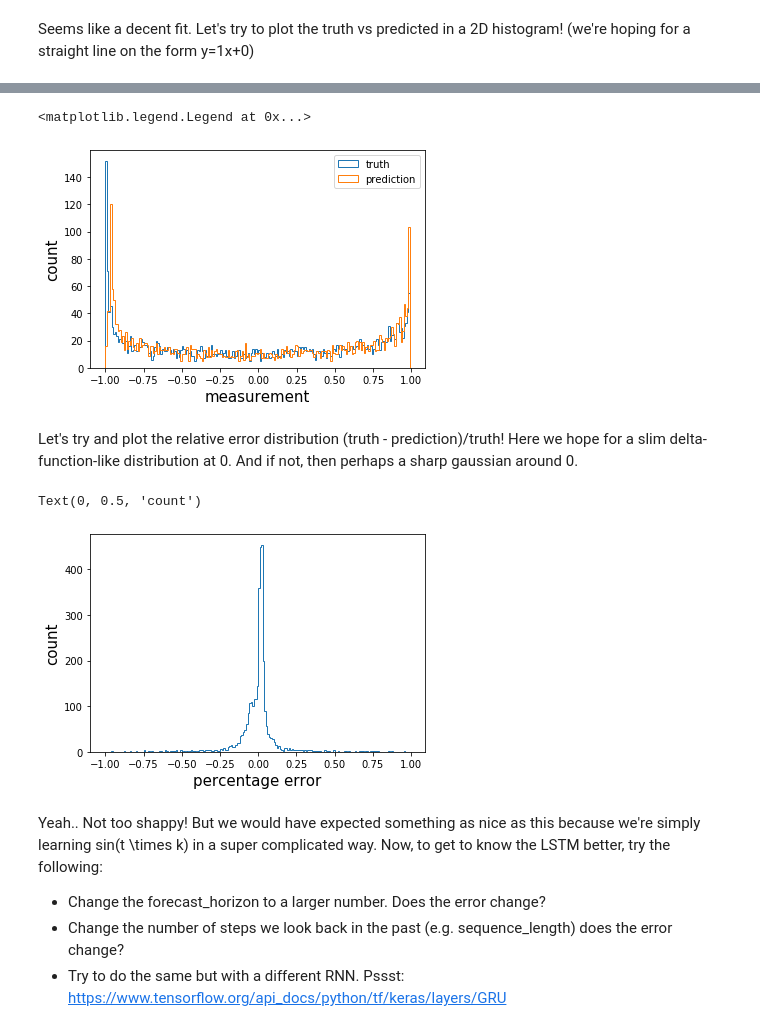
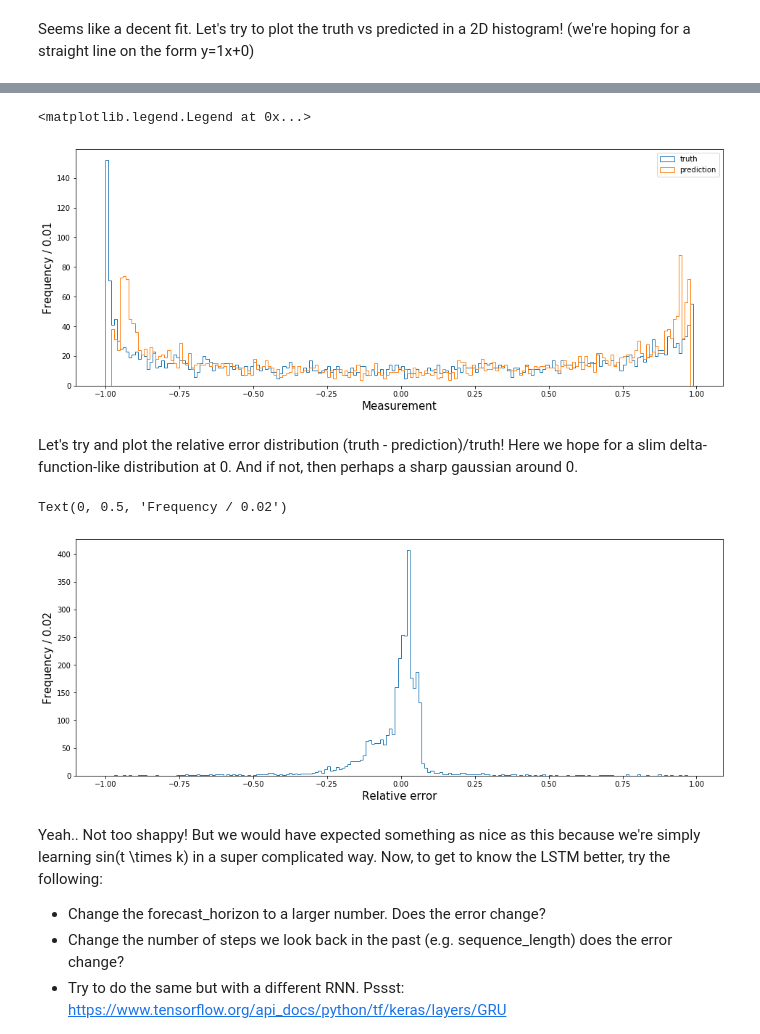
Before and after one commit to AppliedMachineLearningNBI/AppliedML2021, a Jupyter notebook: Week4/SequenceTraining.ipynb, the cells around one changed output, grey strips where cells are left out. Drawn from its saved outputs; the diff is of its cells as text; code cells hidden in the pictures.

```diff
--- a/Week4/SequenceTraining.ipynb
+++ b/Week4/SequenceTraining.ipynb
@@ -74,7 +74,7 @@ series_x = []
 series_y = []
 
 
-for t in range(sequence_length,(len(data)-forecast_horizon)): ## Our t starts at t = sequence_length = 100
+for t in range(sequence_length,(len(data)-forecast_horizon), 1): ## Our t starts at t = sequence_length = 100
     series_x.append(np.array(data[['time','measurement']][(t - sequence_length):t])) # here we select the time and the measurement from the past t-sequence_length observations
     series_y.append(data['measurement'][t+forecast_horizon])# here we select the observed measurement at t+forecast_horizon in the future
 series_x = np.array(series_x)
@@ -143,7 +143,7 @@ model = tf.keras.Model(inputs=ts_inputs, outputs=outputs)
 Now we're ready to train!
 # %%
 learning_rate = 1e-3
-n_epochs = 5
+n_epochs = 3
 batch_size = 50
 model.compile(optimizer=tf.keras.optimizers.Adam(learning_rate=learning_rate),
               loss=tf.keras.losses.MeanSquaredError(),
@@ -194,27 +190,26 @@ Not great bot not terrible either! Let's have a look at the 1D distribution of t
 # %%
 bins = np.arange(-1,1, 0.01)
-fig = plt.figure()
+fig = plt.figure(figsize=(16,6))
 plt.hist(scaler_measurement.inverse_transform(series_y_valid.reshape(-1,1))[:,0], bins = bins, histtype = 'step', label = 'truth')
 plt.hist(scaler_measurement.inverse_transform(predictions[:,0].reshape(-1,1))[:,0], bins = bins, histtype = 'step', label = 'prediction')
-plt.xlabel('measurement', size = 15)
-plt.ylabel('count', size = 15)
+plt.xlabel('Measurement', size = 15)
+plt.ylabel('Frequency / 0.01', size = 15)
 plt.legend()
 # %% [output]
 <matplotlib.legend.Legend at 0x...>
-[figure, old version]
+[figure, new version]
 # %% [markdown]
 Let's try and plot the relative error distribution (truth - prediction)/truth! Here we hope for a slim delta-function-like distribution at 0. And if not, then perhaps a sharp gaussian around 0.
 # %%
-
-fig = plt.figure()
 bins = np.arange(-1,1, 0.01)
+fig = plt.figure(figsize=(16,6))
 rel_error = (scaler_measurement.inverse_transform(series_y_valid.reshape(-1,1))[:,0] - scaler_measurement.inverse_transform(predictions[:,0].reshape(-1,1))[:,0])/scaler_measurement.inverse_transform(series_y_valid.reshape(-1,1))[:,0]
 plt.hist(rel_error, bins = bins, histtype =  'step')
-plt.xlabel('percentage error', size = 15)
-plt.ylabel('count', size = 15)
+plt.xlabel('Relative error', size = 15)
+plt.ylabel('Frequency / 0.02', size = 15)
 # %% [output]
-Text(0, 0.5, 'count')
+Text(0, 0.5, 'Frequency / 0.02')
-[figure, old version]
+[figure, new version]
 # %% [markdown]
 Yeah.. Not too shappy! But we would have expected something as nice as this because we're simply learning sin(t \times k) in a super complicated way. Now, to get to know the LSTM better, try the following:
 
```
Also changed, not shown: parts of 7 cells of this notebook.
